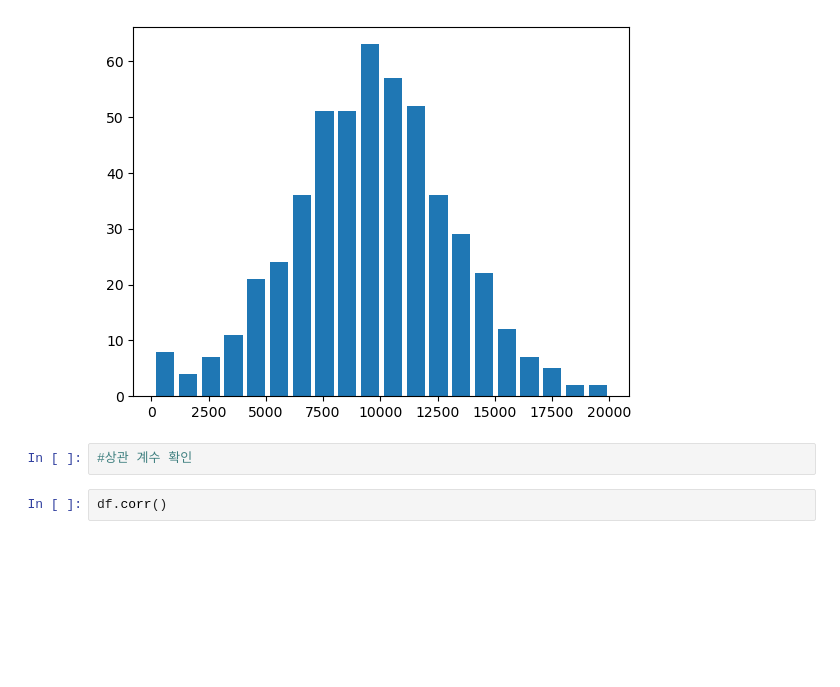
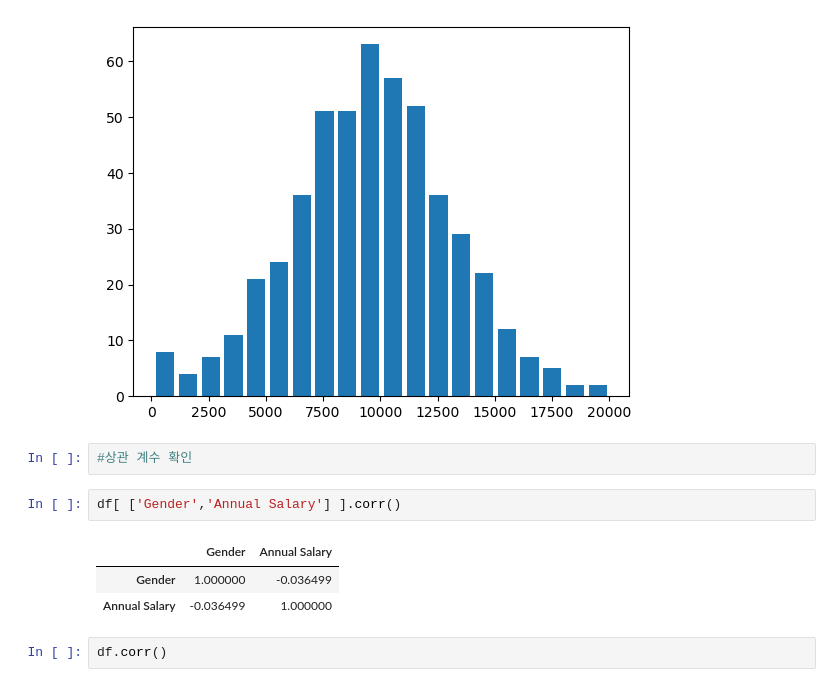
Before and after one commit to deyeon/streamlit_car_price_app, a Jupyter notebook: car_price_app.ipynb, the cells around one changed output. Drawn from its saved outputs; the diff is of its cells as text; blank space fills up the shorter version.

```diff
--- a/car_price_app.ipynb
+++ b/car_price_app.ipynb
@@ -95,6 +95,12 @@ plt.show()
 [figure]
 # %%
 #상관 계수 확인
+# %%
+df[ ['Gender','Annual Salary'] ].corr()
+# %% [output]
+|  | Gender | Annual Salary |
+| Gender | 1.000000 | -0.036499 |
+| Annual Salary | -0.036499 | 1.000000 |
 # %%
 df.corr()
 # %% [output]
```
Also changed, not shown: 3 other files.
